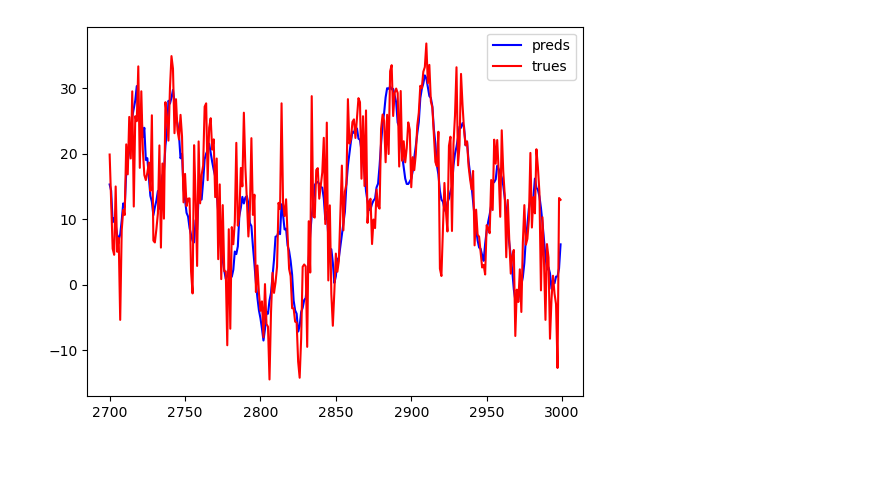
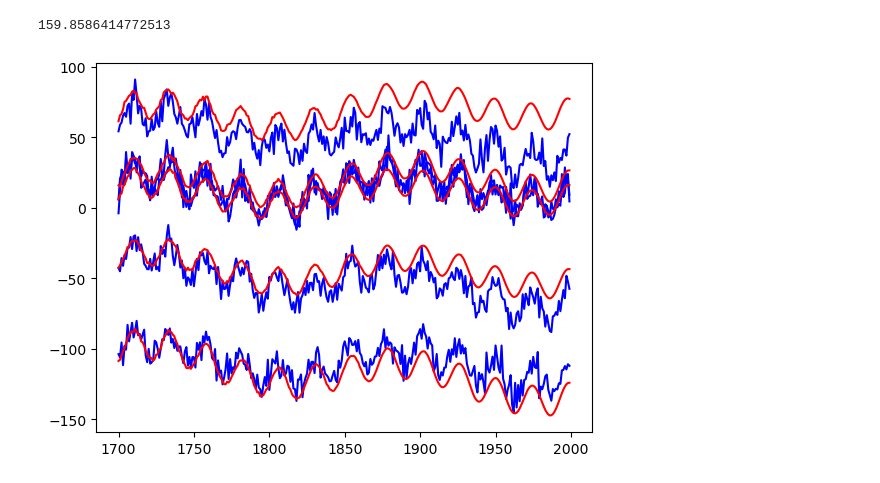
Before and after one commit to cerlymarco/tspiral, a Jupyter notebook: notebooks/stacked-forecasting.ipynb, the cells around one changed output. Cells and saved outputs as stored; diff of their text form; code cells hidden in the pictures.

```diff
--- a/notebooks/stacked-forecasting.ipynb
+++ b/notebooks/stacked-forecasting.ipynb
@@ -42,17 +44,17 @@ def gen_ts(timesteps, random_state=0):
 # %%
 # generate data
 
-n_series, timesteps = 10, 3_000
-
-exog = np.hstack([
-    gen_sinusoidal(timesteps=timesteps, amp=1, freq=24, noise=0).reshape(-1,1),
-    gen_sinusoidal(timesteps=timesteps, amp=1, freq=24*7, noise=0).reshape(-1,1)
-])
+n_series, timesteps = 5, 2_000
 
 df = {}
 for i in range(n_series):
-    df[f'ts_{i}'] = gen_ts(timesteps, i)
+    df[i] = gen_ts(timesteps, i)
 df = pd.DataFrame(df)
+
+exog = pd.DataFrame({
+    'sin24': gen_sinusoidal(timesteps=timesteps, amp=1, freq=24, noise=0),
+    'sin168': gen_sinusoidal(timesteps=timesteps, amp=1, freq=24*7, noise=0)
+})
 
 
 df.shape, exog.shape
@@ -94,12 +106,24 @@ model.score(np.arange(len(y_test)), y_test[ts_id], scoring='mse')
+# %%
+# simple fit
+
+model = ForecastingStacked(
+    [Ridge(), DecisionTreeRegressor(random_state=33)],
+    lags=range(1,24*7+1),
+    test_size=24*7,
+    target_diff=True,
+    target_standardize=True,
+    groups=[0]
+).fit(X_train[['unique_id']], y_train)
+
+model.score(X_test[['unique_id']], y_test, scoring='mse')
+# %% [output]
+159.8586414772513
 # %%
 # plot true vs pred on test data
 
-plt.plot(y_test.index,
-         model.predict(np.arange(len(y_test))),
-         c='blue', label='preds')
-plt.plot(y_test.index,
-         y_test[ts_id].values,
-         c='red', label='trues')
-plt.legend(); plt.show()
+df_test['preds'] = model.predict(X_test[['unique_id']])
+
+_ = df_test.groupby('unique_id')['y'].plot(c='blue')
+_ = df_test.groupby('unique_id')['preds'].plot(c='red')
 # %% [output]
-[figure, old version]
+[figure, new version]
```
Also changed, not shown: parts of 34 cells of this notebook, 9 other files.
